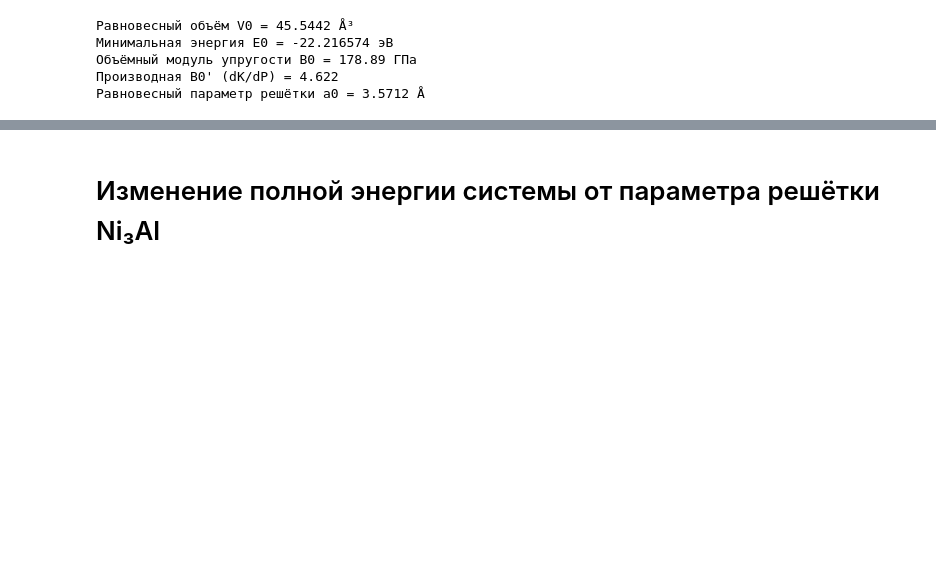
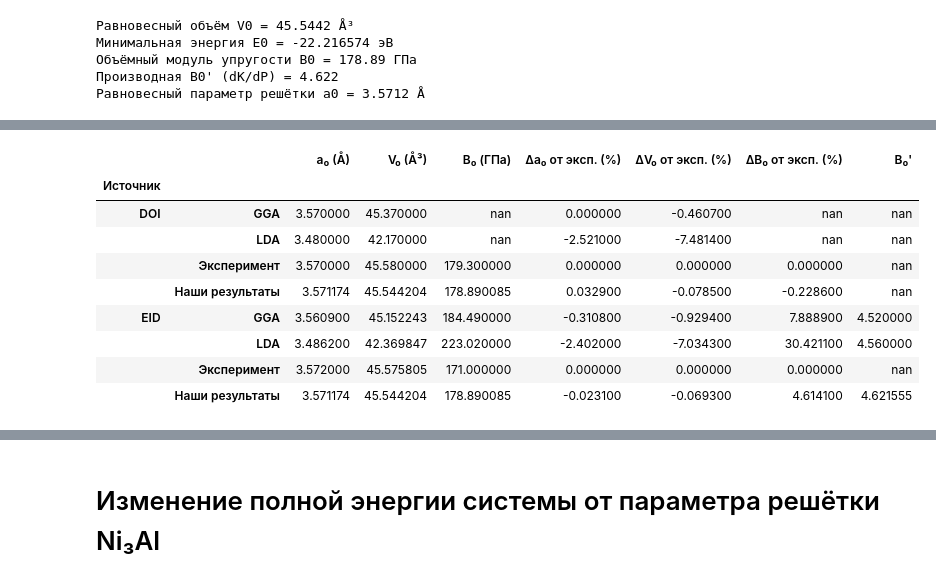
Before and after one commit to hherpa/HEA_L12, a Jupyter notebook: DFT/example_Ni3Al/run_06/run_06_VASP_analysis.ipynb, the cells around one changed output, grey strips where cells are left out. Cells and saved outputs as stored; diff of their text form; code cells hidden in the pictures; blank space fills up the shorter version.

```diff
--- a/DFT/example_Ni3Al/run_06/run_6_VASP_analysis.ipynb
+++ b/DFT/example_Ni3Al/run_06/run_06_VASP_analysis.ipynb
@@ -253 +279,41 @@ print(f"Равновесный параметр решётки a0 = {a0:.4f} Å"
+# %%
+doi = pd.DataFrame({
+    'a₀ (Å)': [3.57, 3.48, 3.57],
+    'V₀ (Å³)': [45.37, 42.17, 45.58],
+    'B₀ (ГПа)': [np.nan, np.nan, 179.3],
+}, index=['GGA', 'LDA', 'Эксперимент'])
+doi.loc['Наши результаты'] = [a0, v0, b0_GPa]
+
+eid = pd.DataFrame({
+    'a₀ (Å)': [3.5609, 3.4862, 3.572],
+    'V₀ (Å³)': [3.5609**3, 3.4862**3, 3.572**3],
+    'B₀ (ГПа)': [184.49, 223.02, 171.0],
+    "B₀'": [4.520, 4.560, np.nan],
+}, index=['GGA', 'LDA', 'Эксперимент'])
+eid.loc['Наши результаты'] = [a0, v0, b0_GPa, b1]
+
+cols = [('a₀ (Å)', 'a₀'), ('V₀ (Å³)', 'V₀'), ('B₀ (ГПа)', 'B₀')]
+for df in (doi, eid):
+    exp = df.loc['Эксперимент']
+    for c, k in cols:
+        df[f'Δ{k} от эксп. (%)'] = ((df[c] - exp[c]) / exp[c] * 100).round(4)
+
+df_all = pd.concat([doi, eid], keys=['DOI', 'EID'], names=['Источник'])
+df_all.style.apply(
+    lambda r: ['background-color: #d4edda'] * len(r) if r.name[1] == 'Эксперимент' else [''] * len(r),
+    axis=1
+).set_table_styles([
+    {'selector': '.row_heading.level0', 'props': [('vertical-align', 'top')]}
+], overwrite=False)
+# %% [output]
+|  |  | a₀ (Å) | V₀ (Å³) | B₀ (ГПа) | Δa₀ от эксп. (%) | ΔV₀ от эксп. (%) | ΔB₀ от эксп. (%) | B₀' |
+| Источник |  |  |  |  |  |  |  |  |
+| DOI | GGA | 3.570000 | 45.370000 | nan | 0.000000 | -0.460700 | nan | nan |
+|  | LDA | 3.480000 | 42.170000 | nan | -2.521000 | -7.481400 | nan | nan |
+|  | Эксперимент | 3.570000 | 45.580000 | 179.300000 | 0.000000 | 0.000000 | 0.000000 | nan |
+|  | Наши результаты | 3.571174 | 45.544204 | 178.890085 | 0.032900 | -0.078500 | -0.228600 | nan |
+| EID | GGA | 3.560900 | 45.152243 | 184.490000 | -0.310800 | -0.929400 | 7.888900 | 4.520000 |
+|  | LDA | 3.486200 | 42.369847 | 223.020000 | -2.402000 | -7.034300 | 30.421100 | 4.560000 |
+|  | Эксперимент | 3.572000 | 45.575805 | 171.000000 | 0.000000 | 0.000000 | 0.000000 | nan |
+|  | Наши результаты | 3.571174 | 45.544204 | 178.890085 | -0.023100 | -0.069300 | 4.614100 | 4.621555 |
 # %% [markdown]
```
Also changed, not shown: parts of 11 cells of this notebook, 1 other file.
